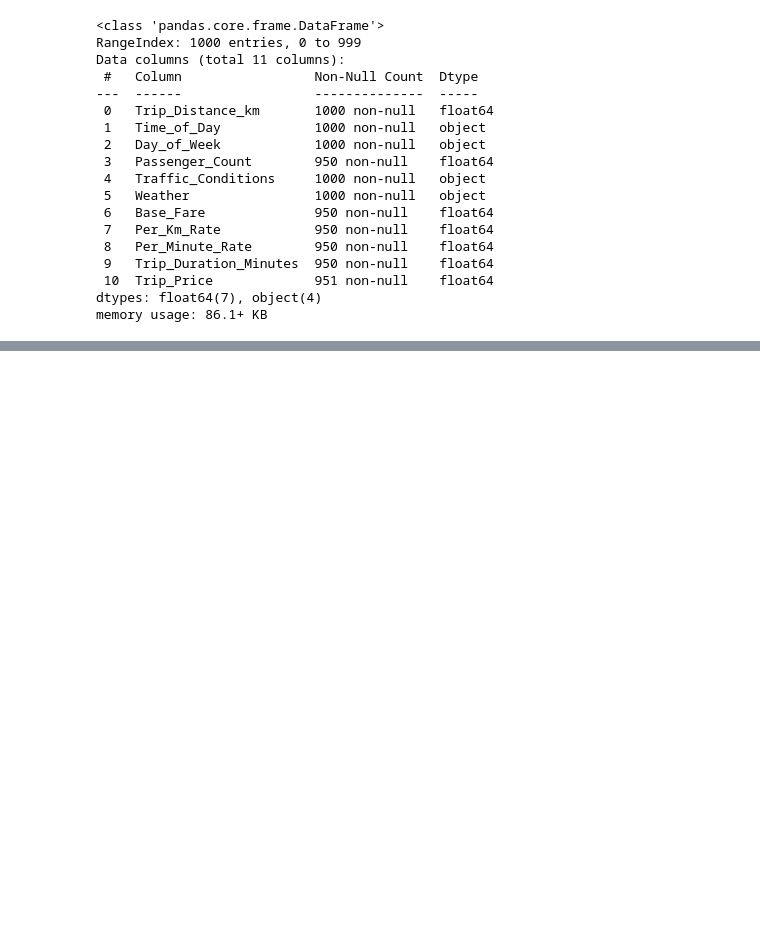
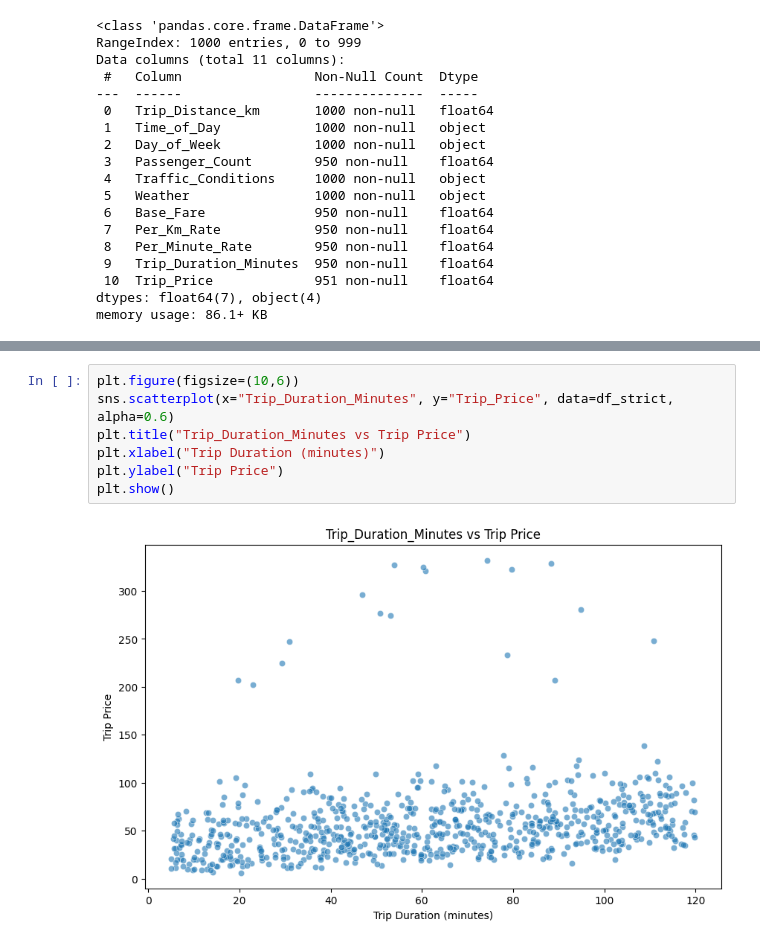
Before and after one commit to suseliwen/taxi-prediction-fullstack-Susanne, a Jupyter notebook: explorations/eda_taxi.ipynb, the cells around one changed output, grey strips where cells are left out. Cells and saved outputs as stored; diff of their text form; blank space fills up the shorter version.

```diff
--- a/explorations/eda_taxi.ipynb
+++ b/explorations/eda_taxi.ipynb
@@ -389,0 +491,9 @@ memory usage: 86.1+ KB
+# %%
+plt.figure(figsize=(10,6))
+sns.scatterplot(x="Trip_Duration_Minutes", y="Trip_Price", data=df_strict, alpha=0.6)
+plt.title("Trip_Duration_Minutes vs Trip Price")
+plt.xlabel("Trip Duration (minutes)")
+plt.ylabel("Trip Price")
+plt.show()
+# %% [output]
+[figure, added]
```
Also changed, not shown: parts of 23 cells of this notebook, 5 other files.
